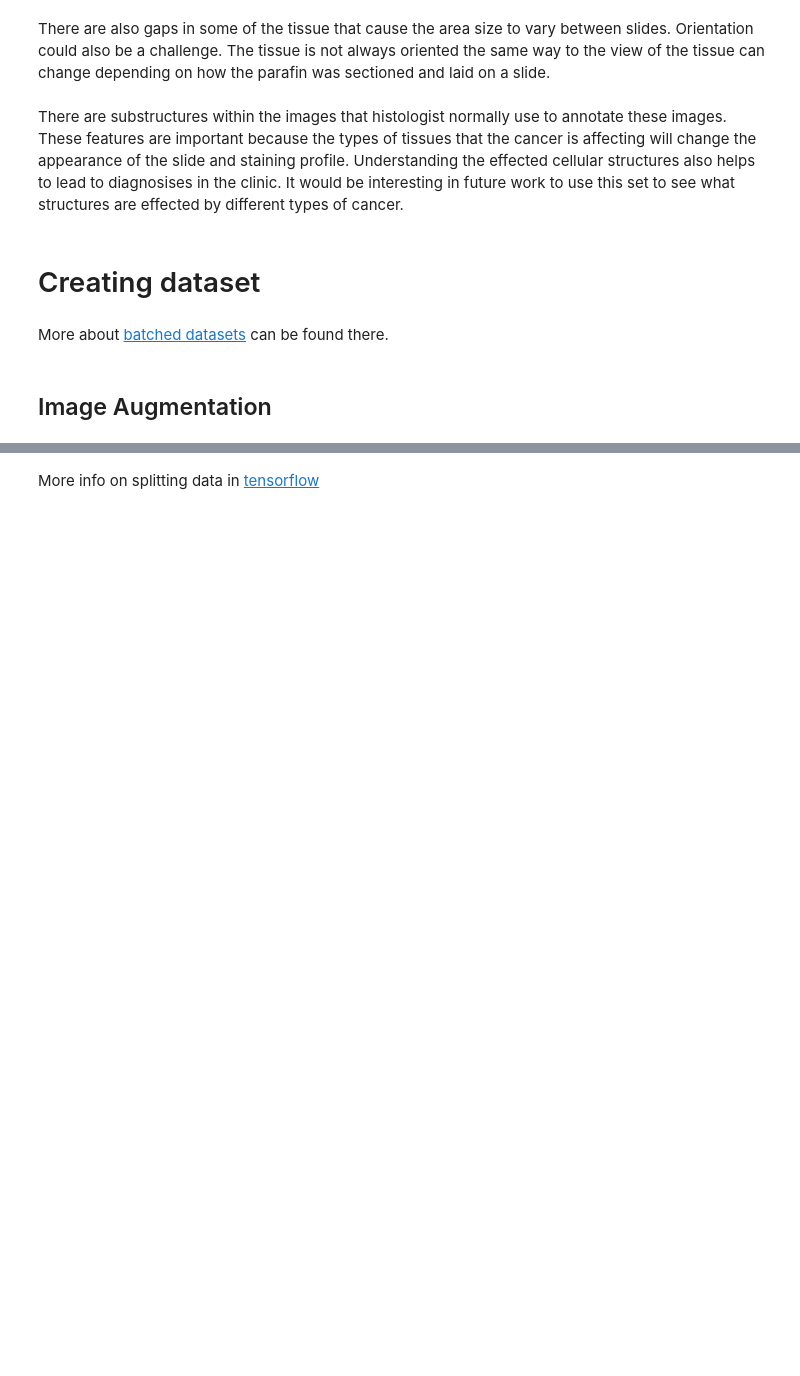
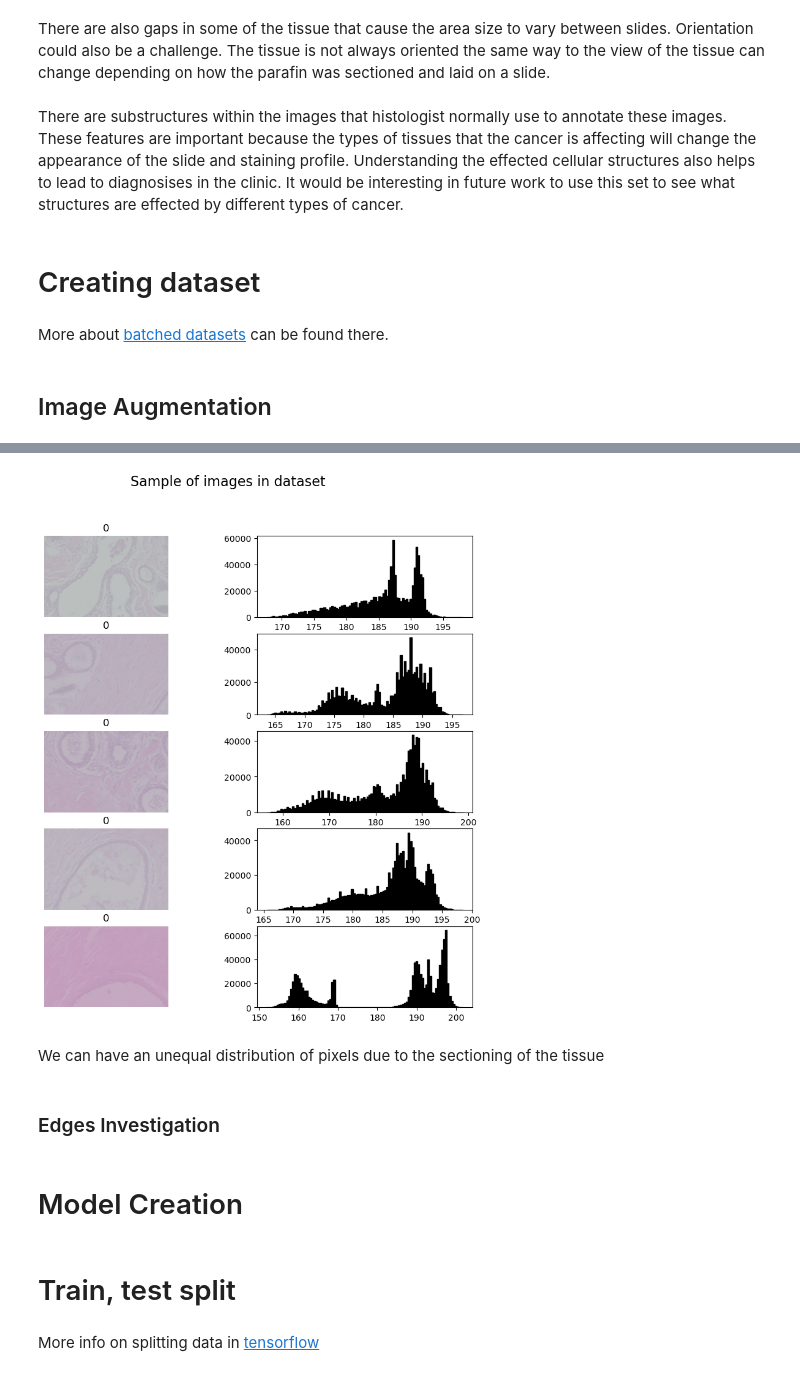
Before and after one commit to leen01/breast-tumor-classification, a Jupyter notebook: notebooks/Nick_Lee_Baseline_Models.ipynb, the cells around one changed output, grey strips where cells are left out. Cells and saved outputs as stored; diff of their text form; code cells hidden in the pictures; blank space fills up the shorter version.

```diff
--- a/notebooks/Nick_Lee_Baseline_Models.ipynb
+++ b/notebooks/Nick_Lee_Baseline_Models.ipynb
@@ -382,0 +446,36 @@ def timeis(func):
+# %%
+def plot_images_with_histogram(images, nrows):
+    """ List of image dictionaries with label: value, im: array"""
+
+    fig, axs = plt.subplots(nrows, ncols = 2, figsize=(10, 10))
+
+    # Flatten axes to make it easier to access
+    # axs = axs.flatten()
+
+    for i, im in enumerate(images):
+        #read in file
+        # pic = plt.imread(file)
+        label = str(im['label'])
+
+        im = im['im']
+        # add image to axes
+        axs[i, 0].imshow(im)
+        # drop axis labels
+        axs[i, 0].axis('off')
+        # add axes title
+        axs[i, 0].set(title=label)
+
+        # add histogram
+        axs[i, 1].hist((im*255).ravel(), bins = 100, fc='k', ec='k')
+
+    fig.suptitle("Sample of images in dataset", fontsize=16)
+
+    plt.show()
+# %%
+plot_images_with_histogram(images, nrows = len(images))
+# %% [output]
+[figure, added]
+# %% [markdown]
+We can have an unequal distribution of pixels due to the sectioning of the tissue
+# %% [markdown]
+### Edges Investigation
@@ -383,2 +484,6 @@ def timeis(func):
+# %% [markdown]
+# Model Creation
+# %% [markdown]
+# Train, test split
 # %% [markdown]
 More info on splitting data in [tensorflow](https://www.tensorflow.org/datasets/splits)
```
Also changed, not shown: parts of 56 cells of this notebook, 1 other file.
